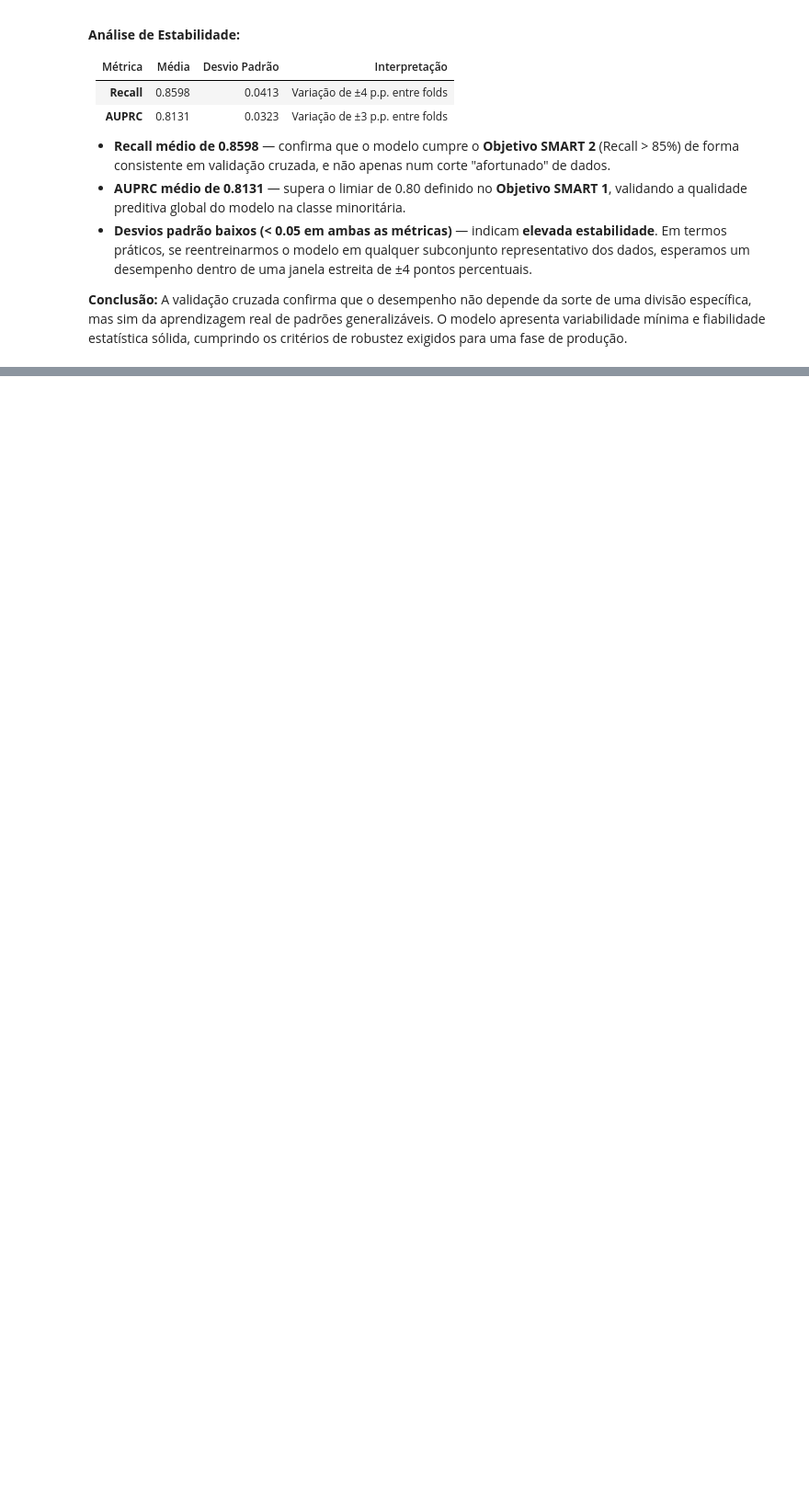
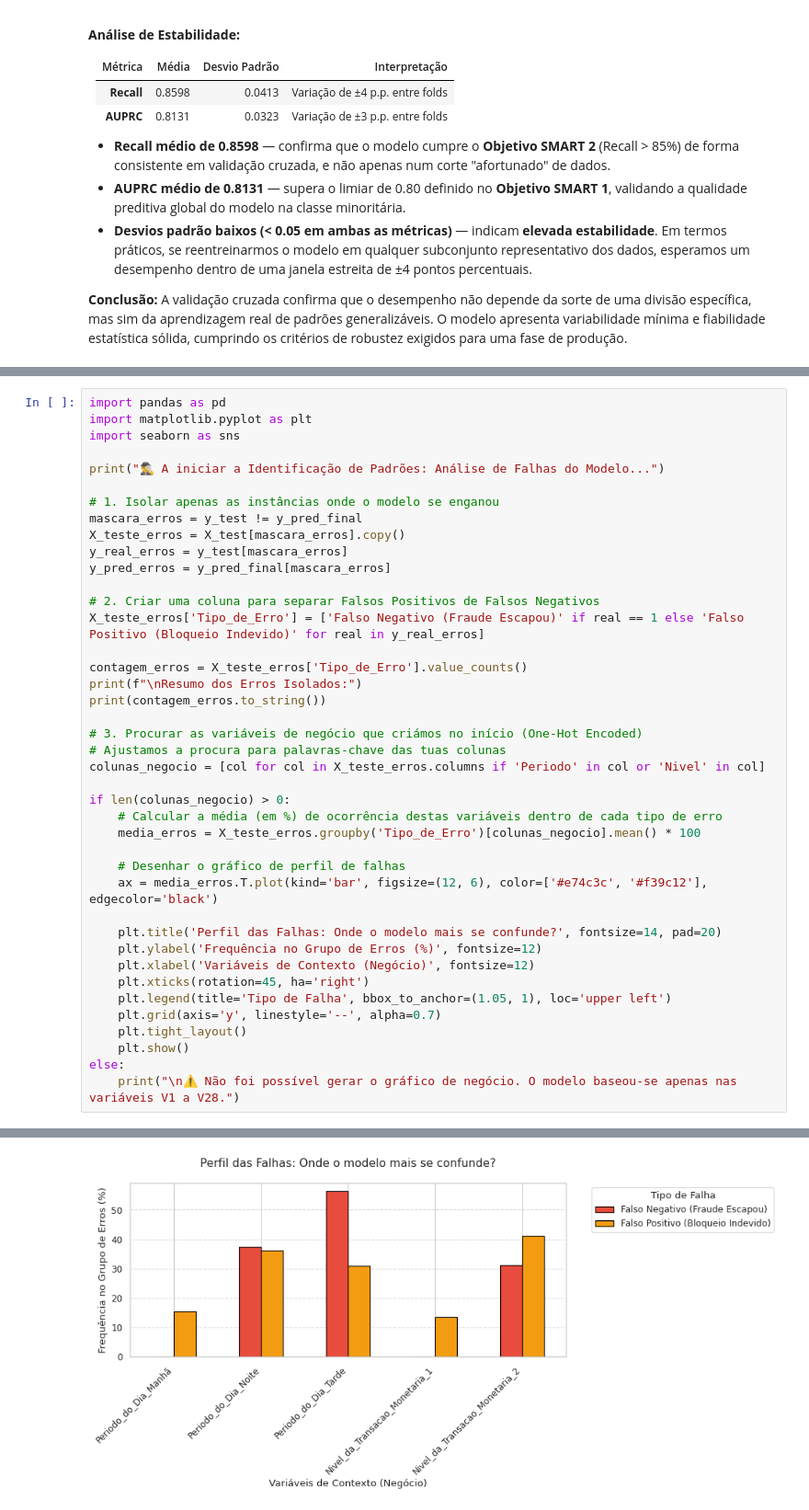
Before and after one commit to tomas15moreira/Projeto-Detecao-de-Transacoes-Fraudulentas-, a Jupyter notebook: notebooks/2.0_modelacao_treino.ipynb, the cells around one changed output, grey strips where cells are left out. Shown at 92% size. Cells and saved outputs as stored; diff of their text form; blank space fills up the shorter version.

```diff
--- a/notebooks/2.0_modelacao_treino.ipynb
+++ b/notebooks/2.0_modelacao_treino.ipynb
@@ -1952,0 +2006,42 @@ A validação cruzada confirma que o desempenho não depende da sorte de uma div
+# %%
+import pandas as pd
+import matplotlib.pyplot as plt
+import seaborn as sns
+
+print("🕵️‍♂️ A iniciar a Identificação de Padrões: Análise de Falhas do Modelo...")
+
+# 1. Isolar apenas as instâncias onde o modelo se enganou
+mascara_erros = y_test != y_pred_final
+X_teste_erros = X_test[mascara_erros].copy()
+y_real_erros = y_test[mascara_erros]
+y_pred_erros = y_pred_final[mascara_erros]
+
+# 2. Criar uma coluna para separar Falsos Positivos de Falsos Negativos
+X_teste_erros['Tipo_de_Erro'] = ['Falso Negativo (Fraude Escapou)' if real == 1 else 'Falso Positivo (Bloqueio Indevido)' for real in y_real_erros]
+
+contagem_erros = X_teste_erros['Tipo_de_Erro'].value_counts()
+print(f"\nResumo dos Erros Isolados:")
+print(contagem_erros.to_string())
+
+# 3. Procurar as variáveis de negócio que criámos no início (One-Hot Encoded)
+# Ajustamos a procura para palavras-chave das tuas colunas
+colunas_negocio = [col for col in X_teste_erros.columns if 'Periodo' in col or 'Nivel' in col]
+
+if len(colunas_negocio) > 0:
+    # Calcular a média (em %) de ocorrência destas variáveis dentro de cada tipo de erro
+    media_erros = X_teste_erros.groupby('Tipo_de_Erro')[colunas_negocio].mean() * 100
+
+    # Desenhar o gráfico de perfil de falhas
+    ax = media_erros.T.plot(kind='bar', figsize=(12, 6), color=['#e74c3c', '#f39c12'], edgecolor='black')
+
+    plt.title('Perfil das Falhas: Onde o modelo mais se confunde?', fontsize=14, pad=20)
+    plt.ylabel('Frequência no Grupo de Erros (%)', fontsize=12)
+    plt.xlabel('Variáveis de Contexto (Negócio)', fontsize=12)
+    plt.xticks(rotation=45, ha='right')
+    plt.legend(title='Tipo de Falha', bbox_to_anchor=(1.05, 1), loc='upper left')
+    plt.grid(axis='y', linestyle='--', alpha=0.7)
+    plt.tight_layout()
+    plt.show()
+else:
+    print("\n⚠️ Não foi possível gerar o gráfico de negócio. O modelo baseou-se apenas nas variáveis V1 a V28.")
+# %% [output]
@@ -1952,0 +2054 @@ A validação cruzada confirma que o desempenho não depende da sorte de uma div
+[figure, added]
```
Also changed, not shown: parts of 7 cells of this notebook.
